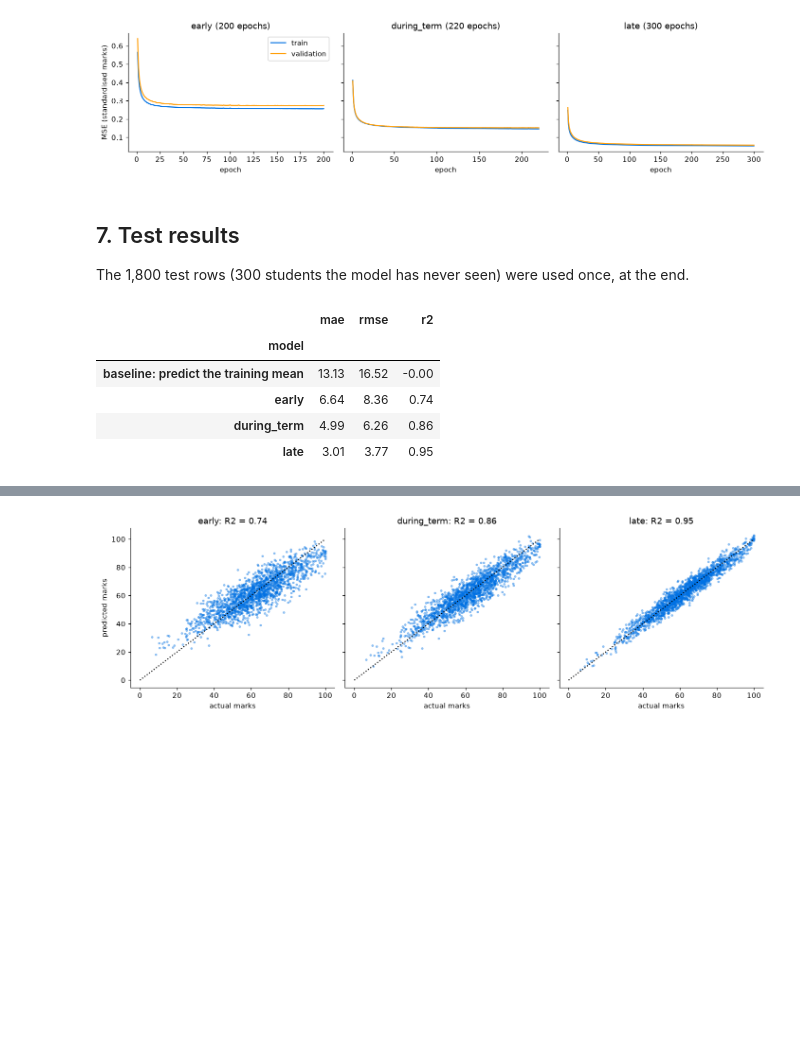
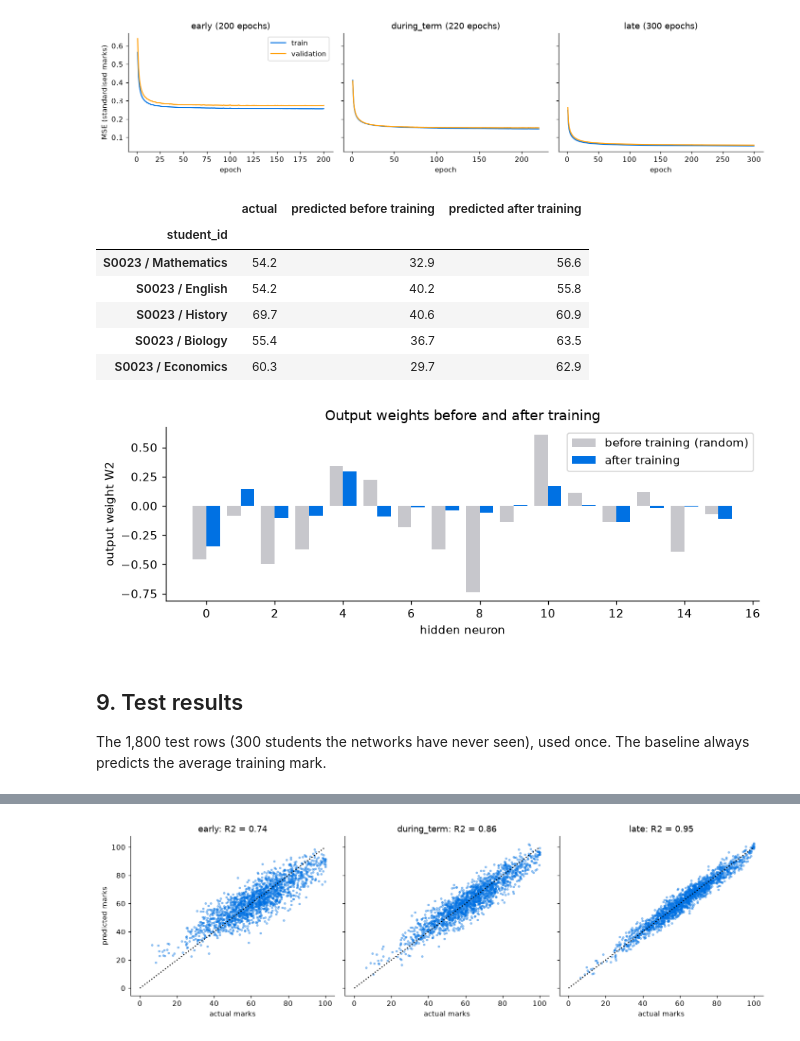
Before and after one commit to devranvijay/EduPredict-AI, a Jupyter notebook: notebooks/edupredict_walkthrough.ipynb, the cells around one changed output, grey strips where cells are left out. Saved outputs shown, nothing was run; the diff lists cells and outputs as text; code cells hidden in the pictures; blank space fills up the shorter version.

```diff
--- a/notebooks/edupredict_walkthrough.ipynb
+++ b/notebooks/edupredict_walkthrough.ipynb
@@ -91,10 +125,11 @@ plt.xlabel("correlation");
 # %%
 tr, va, te = pp.group_split(df, seed=42)
-students = [set(df.iloc[i].student_id) for i in (tr, va, te)]
-for name, idx, s in zip(("train", "val", "test"), (tr, va, te), students):
-    print(f"{name:5s}: {len(idx):>5,} rows, {len(s):>4} students")
-assert not (students[0] & students[1] or students[0] & students[2] or students[1] & students[2])
-print("No student appears in more than one split.")
+parts = {name: df.iloc[idx] for name, idx in zip(("train", "val", "test"), (tr, va, te))}
+students = {name: set(d.student_id) for name, d in parts.items()}
+for name, d in parts.items():
+    print(f"{name:5s}: {len(d):>5,} rows, {len(students[name]):>4} students")
+assert not (students["train"] & students["val"] or students["train"] & students["test"] or students["val"] & students["test"])
+print("No student appears in more than one part.")
 # %% [output]
 train: 8,400 rows, 1400 students
 val  : 1,800 rows,  300 students
@@ -106,5 +137,0 @@ Load the saved models, then follow one test row through `during_term` by hand.
-# %%
-models = {v: (MLP.load(ROOT / "models" / v / "weights.npz"), pp.load_config(ROOT / "models" / v / "preprocessing.json"))
-          for v in VARIANTS}
-for v, (net, cfg) in models.items():
-    print(f"{v:12s}: {len(pp.column_names(cfg))} inputs -> {net.params['W1'].shape[1]} hidden (ReLU) -> 1 output (linear)")
@@ -114,0 +162,14 @@ late        : 33 inputs -> 16 hidden (ReLU) -> 1 output (linear)
+# %%
+FIT = dict(lr=0.01, epochs=300, batch_size=128, patience=25, seed=42)   # learning rate, max epochs, mini-batch size, early-stopping patience
+
+trained = {}
+for v in VARIANTS:
+    cfg = pp.fit_config(parts["train"], variant=v)
+    X = {k: pp.transform(d, cfg) for k, d in parts.items()}
+    y = {k: pp.scale_target(d[pp.TARGET], cfg) for k, d in parts.items()}
+    net = MLP(X["train"].shape[1], 16, seed=42)
+    start = copy.deepcopy(net)                                  # weights before any learning
+    history = pd.DataFrame(net.fit(X["train"], y["train"], X["val"], y["val"], **FIT))
+    trained[v] = dict(net=net, start=start, cfg=cfg, X=X, y=y, history=history)
+    print(f"{v:12s}: {X['train'].shape[1]} inputs, stopped after {len(history)} epochs, "
+          f"best validation loss {history.val_loss.min():.3f}")
@@ -180,18 +247,30 @@ ax[0].legend()
 plt.tight_layout()
 # %% [output]
 [figure]
+# %%
+t = trained["during_term"]
+fig, ax = plt.subplots(figsize=(8, 3))
+idx = np.arange(16)
+ax.bar(idx - .2, t["start"].params["W2"].ravel(), width=.4, label="before training (random)", color="#c7c7cc")
+ax.bar(idx + .2, t["net"].params["W2"].ravel(), width=.4, label="after training", color=BLUE)
+ax.set(xlabel="hidden neuron", ylabel="output weight W2", title="Output weights before and after training")
+ax.legend()
+plt.tight_layout()
+
+probe = parts["test"].head(5)
+before = pp.unscale_target(t["start"].predict(pp.transform(probe, t["cfg"])), t["cfg"])
+after = pp.unscale_target(t["net"].predict(pp.transform(probe, t["cfg"])), t["cfg"])
+pd.DataFrame({"actual": probe.final_marks.to_numpy(), "predicted before training": before, "predicted after training": after},
+             index=probe.student_id.str.cat(probe.subject, sep=" / ")).round(1)
+# %% [output]
+|  | actual | predicted before training | predicted after training |
+| student_id |  |  |  |
+| S0023 / Mathematics | 54.2 | 32.9 | 56.6 |
+| S0023 / English | 54.2 | 40.2 | 55.8 |
+| S0023 / History | 69.7 | 40.6 | 60.9 |
+| S0023 / Biology | 55.4 | 36.7 | 63.5 |
+| S0023 / Economics | 60.3 | 29.7 | 62.9 |
+[figure, added]
 # %% [markdown]
-## 7. Test results
-The 1,800 test rows (300 students the model has never seen) were used once, at the end.
+## 9. Test results
+The 1,800 test rows (300 students the networks have never seen), used once. The baseline always predicts the average training mark.
-# %%
-metrics = json.loads((ROOT / "results" / "metrics.json").read_text())
-table = pd.DataFrame([{"model": "baseline: predict the training mean", **metrics["early"]["test"]["baseline_mean"]}] +
-                     [{"model": v, **metrics[v]["test"]["ann"]} for v in VARIANTS]).set_index("model")
-table.round(2)
-# %% [output]
-|  | mae | rmse | r2 |
-| model |  |  |  |
-| baseline: predict the training mean | 13.13 | 16.52 | -0.00 |
-| early | 6.64 | 8.36 | 0.74 |
-| during_term | 4.99 | 6.26 | 0.86 |
-| late | 3.01 | 3.77 | 0.95 |
```
Also changed, not shown: parts of 42 cells of this notebook, 15 other files.
